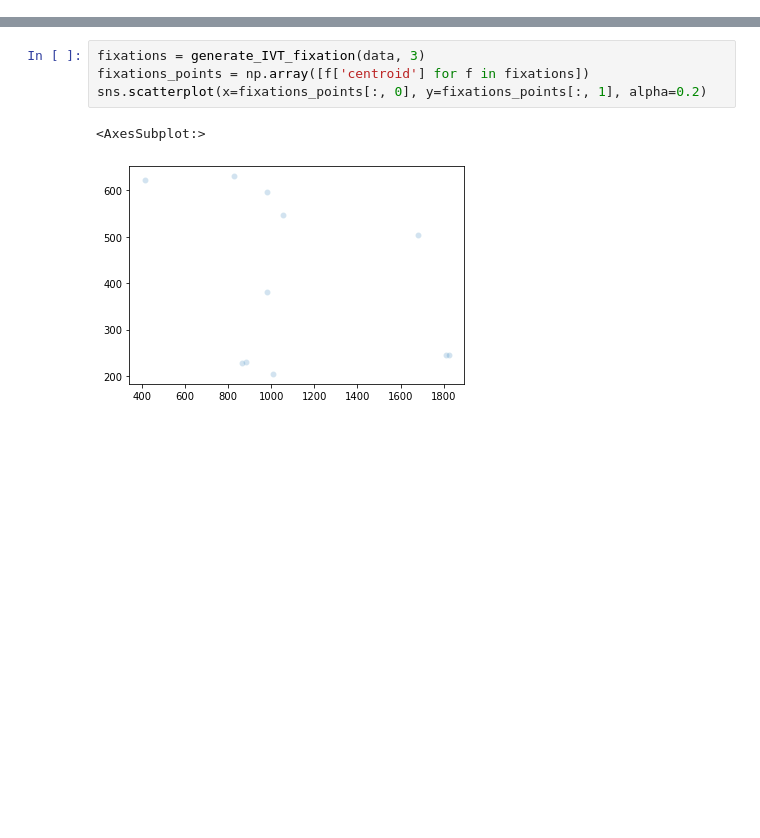
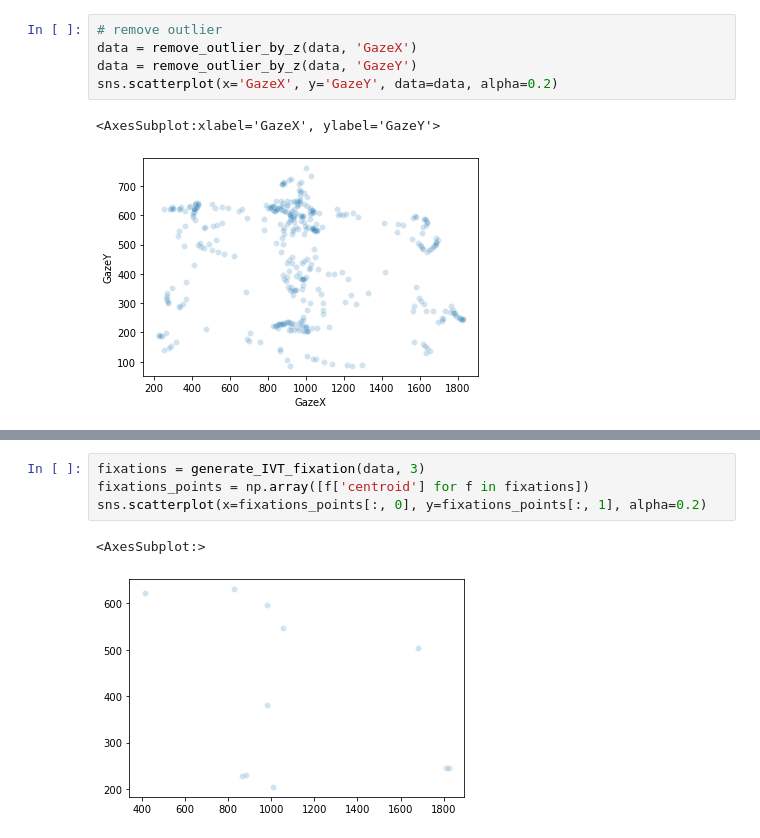
Before and after one commit to Joilence/Gaze-on-Grid, a Jupyter notebook: data-analysis/analysis.ipynb, the cells around one changed output, grey strips where cells are left out. Drawn from its saved outputs; the diff is of its cells as text; blank space fills up the shorter version.

```diff
--- a/data-analysis/analysis.ipynb
+++ b/data-analysis/analysis.ipynb
@@ -29,3 +34,11 @@ data = gaze_data.loc[gaze_data['record_event'] == 'gaze_grid_1']
+# %%
+# remove outlier
+data = remove_outlier_by_z(data, 'GazeX')
+data = remove_outlier_by_z(data, 'GazeY')
+sns.scatterplot(x='GazeX', y='GazeY', data=data, alpha=0.2)
+# %% [output]
+<AxesSubplot:xlabel='GazeX', ylabel='GazeY'>
+[figure, added]
 # %%
 # calculate dist, velocity, time passed
 d, v, t = calculate_dist_and_veloc(data)
```
Also changed, not shown: parts of 4 cells of this notebook, 1 other file.
